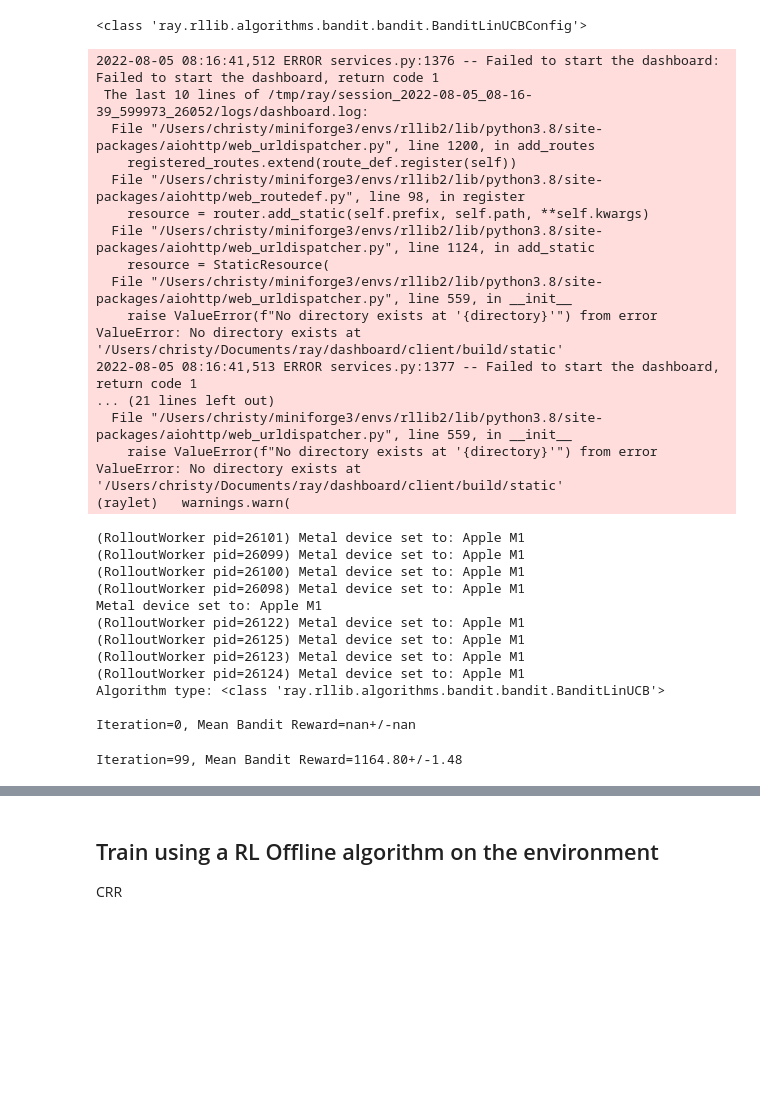
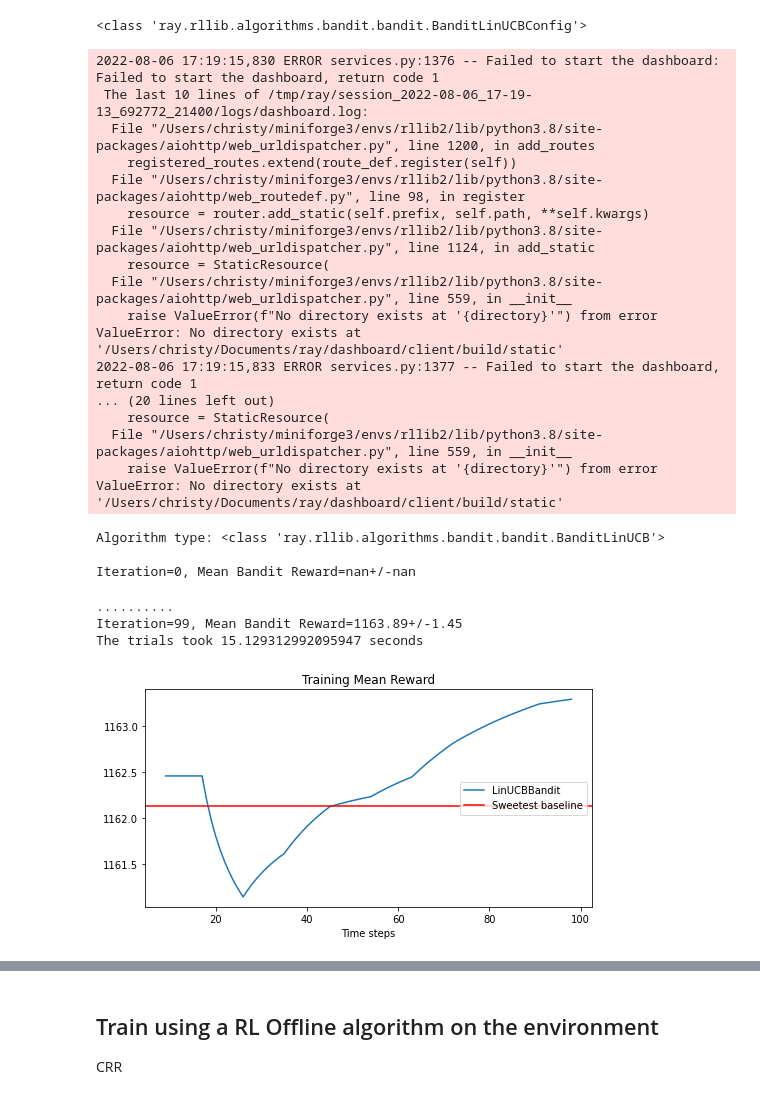
Before and after one commit to anyscale/ray-summit-2022-training, a Jupyter notebook: ray-rllib/ex_07_rlib_in_recsys_overview.ipynb, the cells around one changed output, grey strips where cells are left out. Saved outputs shown, nothing was run; the diff lists cells and outputs as text; code cells hidden in the pictures; blank space fills up the shorter version.

```diff
--- a/ray-rllib/ex_07_rlib_in_recsys_overview.ipynb
+++ b/ray-rllib/ex_07_rlib_in_recsys_overview.ipynb
@@ -286,9 +261,9 @@ Above we got slopes, to help with intution.  But, it is always best practice, be
 # %%
 # Function that measures and outputs the random baseline reward.
 # This is the expected accumulated reward per episode, if we act randomly (recommend random items) at each time step.
-def measure_random_performance_for_env(env,
-                                       baseline_type="random",
-                                       episodes=1000, verbose=False):
+def calc_baseline(env,
+                  baseline_type="random",
+                  episodes=100, verbose=False):
 
     # Reset the env.
     obs = env.reset()
@@ -334,7 +309,7 @@ def measure_random_performance_for_env(env,
     env_mean_random_reward = np.mean(episode_rewards)
     env_sd_reward = sem(episode_rewards)
 
-    print(f"\n\nMean {baseline_type} baseline reward: {env_mean_random_reward:.2f}+/-{sem(episode_rewards):.2f}")
+    print(f"\nMean {baseline_type} baseline reward: {env_mean_random_reward:.2f}+/-{sem(episode_rewards):.2f}")
 
     return env_mean_random_reward, sem(episode_rewards)
 # %%
@@ -486,6 +430,8 @@ if ray.is_initialized():
 # an RLlib Algorithm instance that we can then train.
 linucb_algo = bandit_config.build()
 print(f"Algorithm type: {type(linucb_algo)}")
+
+start_time = time.time()
 
 # train the Bandit Algorithm instance for n iterations (timesteps)
 rewards = []
@@ -502,17 +448,22 @@ for i in range(n_timesteps):
         print(f"\nIteration={i}, ", end="")
         print(f"Mean Bandit Reward={result['episode_reward_mean']:.2f}",end="")
         try:
-            print(f"+/-{np.std(rewards[4:]):.2f}\n")
+            print(f"+/-{np.std(rewards[9:]):.2f}")
         except:
             print()
-    elif num_episodes % 9 == 0:
+    elif i % 9 == 0:
         print(".", end="")
+
+print("The trials took", time.time() - start_time, "seconds\n")
 
 # To stop the Algorithm and release its blocked resources, use:
 linucb_algo.stop()
+# To start fresh, restart Ray in case it is already running
+if ray.is_initialized():
+    ray.shutdown()
 # %% [output]
-2022-08-05 08:16:41,512 ERROR services.py:1376 -- Failed to start the dashboard: Failed to start the dashboard, return code 1
- The last 10 lines of /tmp/ray/session_2022-08-05_08-16-39_599973_26052/logs/dashboard.log:
+2022-08-06 17:19:15,830 ERROR services.py:1376 -- Failed to start the dashboard: Failed to start the dashboard, return code 1
+ The last 10 lines of /tmp/ray/session_2022-08-06_17-19-13_692772_21400/logs/dashboard.log:
   File "/Users/christy/miniforge3/envs/rllib2/lib/python3.8/site-packages/aiohttp/web_urldispatcher.py", line 1200, in add_routes
     registered_routes.extend(route_def.register(self))
   File "/Users/christy/miniforge3/envs/rllib2/lib/python3.8/site-packages/aiohttp/web_routedef.py", line 98, in register
@@ -522,40 +473,48 @@ linucb_algo.stop()
   File "/Users/christy/miniforge3/envs/rllib2/lib/python3.8/site-packages/aiohttp/web_urldispatcher.py", line 559, in __init__
     raise ValueError(f"No directory exists at '{directory}'") from error
 ValueError: No directory exists at '/Users/christy/Documents/ray/dashboard/client/build/static'
-2022-08-05 08:16:41,513 ERROR services.py:1377 -- Failed to start the dashboard, return code 1
-... (21 lines left out)
+2022-08-06 17:19:15,833 ERROR services.py:1377 -- Failed to start the dashboard, return code 1
+... (20 lines left out)
+    resource = StaticResource(
   File "/Users/christy/miniforge3/envs/rllib2/lib/python3.8/site-packages/aiohttp/web_urldispatcher.py", line 559, in __init__
     raise ValueError(f"No directory exists at '{directory}'") from error
 ValueError: No directory exists at '/Users/christy/Documents/ray/dashboard/client/build/static'
-(raylet)   warnings.warn(
-(RolloutWorker pid=26101) Metal device set to: Apple M1
-(RolloutWorker pid=26099) Metal device set to: Apple M1
-(RolloutWorker pid=26100) Metal device set to: Apple M1
-(RolloutWorker pid=26098) Metal device set to: Apple M1
-Metal device set to: Apple M1
-(RolloutWorker pid=26122) Metal device set to: Apple M1
-(RolloutWorker pid=26125) Metal device set to: Apple M1
-(RolloutWorker pid=26123) Metal device set to: Apple M1
-(RolloutWorker pid=26124) Metal device set to: Apple M1
 Algorithm type: <class 'ray.rllib.algorithms.bandit.bandit.BanditLinUCB'>
 
 Iteration=0, Mean Bandit Reward=nan+/-nan
-Iteration=99, Mean Bandit Reward=1164.80+/-1.48
+..........
+Iteration=99, Mean Bandit Reward=1163.89+/-1.45
+The trials took 15.129312992095947 seconds
 # %%
 # Plot per-timestep (episode) rewards.
-plt.figure(figsize=(10,7))
-start_at = 0
-smoothing_win = 200
-x = list(range(start_at, len(rewards)))
-y = [np.nanmean(rewards[max(i - smoothing_win, 0):i + 1]) for i in range(start_at, len(rewards))]
-plt.plot(x, y)
-plt.title("Mean reward")
-plt.xlabel("Time/Training steps")
+fig, ax = plt.subplots(1,1,figsize=(8,4))
+
+# collect plot data from bandit rewards
+start_at = 4  #bandit rewards are nan for 1st 3 iterations
+smoothing_win = 100
+x = list(range(start_at, len(rewards)-1))
+y = [np.nanmean(rewards[max(i - smoothing_win, 0):i + 1])
+     for i in range(start_at, len(rewards)-1)]
+
+# plot bandit rewards
+ax.plot(x, y, label="LinUCBBandit")
 
 # Add mean random baseline reward (red line).
-plt.axhline(y=lts_20_2_env_mean_random_reward, color="r", linestyle="-")
+plt.axhline(y=lts_20_2_mean_sweetest_reward,
+            color="r",
+            linestyle="-",
+            label="Sweetest baseline")
 
-plt.show();
+# Add legend
+ax.legend(loc='center right', frameon=True)
+
+# Add titles
+plt.title("Training Mean Reward")
+plt.xlabel("Time steps")
+
+plt.plot();
+# %% [output]
+[figure, added]
 # %% [markdown]
 Comparing our algorithms over 100 timesteps:
 <ul>
```
Also changed, not shown: parts of 18 cells of this notebook, 6 other files.
